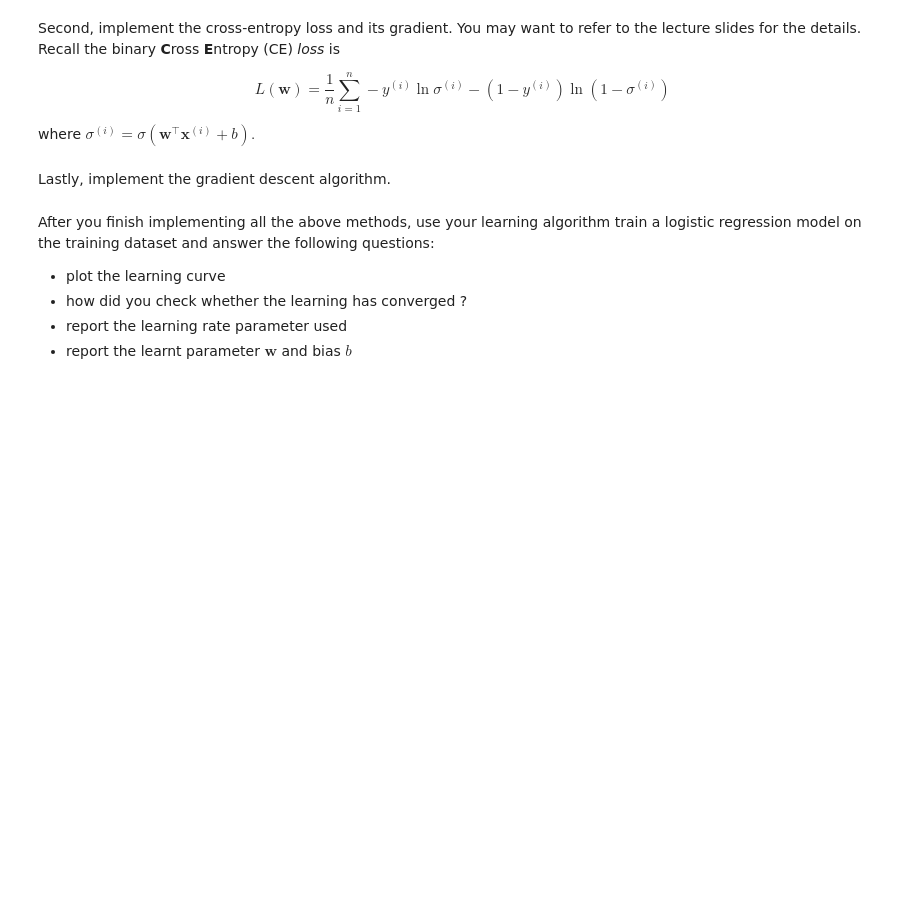
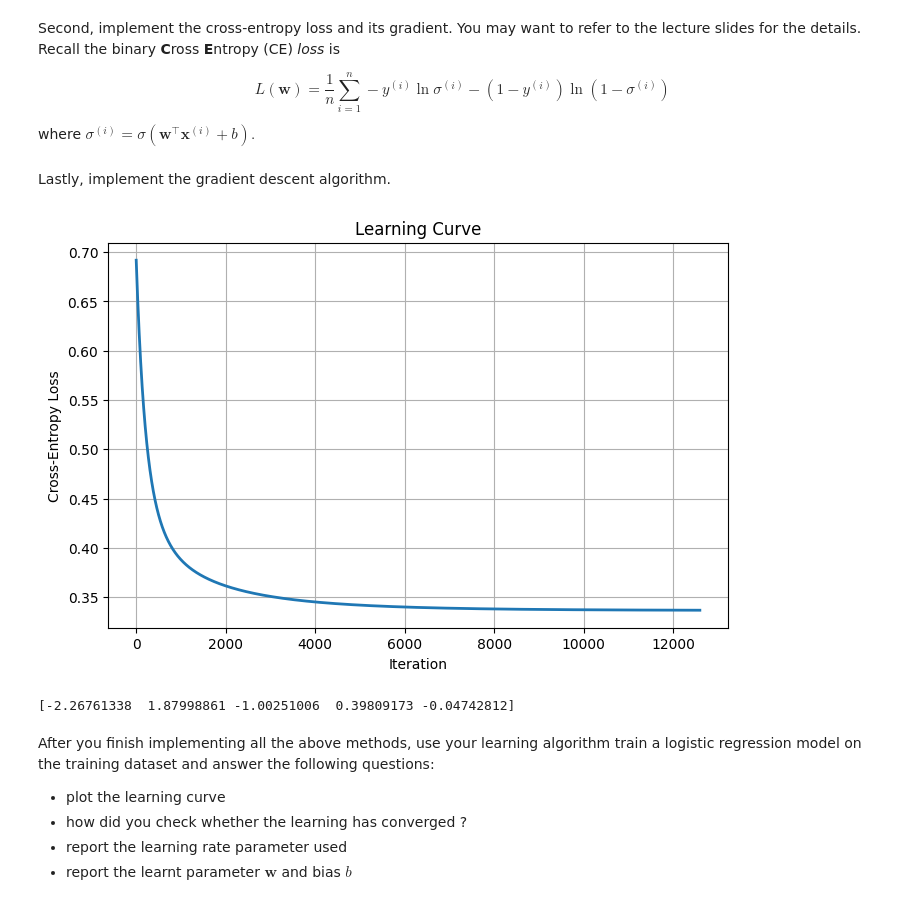
Before and after one commit to sachin-sadhu/ml_p1, a Jupyter notebook: P1.ipynb, the cells around one changed output. Saved outputs shown, nothing was run; the diff lists cells and outputs as text; code cells hidden in the pictures; blank space fills up the shorter version.

```diff
--- a/P1.ipynb
+++ b/P1.ipynb
@@ -75,7 +65,8 @@ $$\sigma(z) = \frac{1}{1+e^{-z}}$$
 # %%
 def sigmoid(z):
     # hint: use np.exp(-z)
-    return
+    sigmoid_output = 1.0 / (1 + np.exp(-z))
+    return sigmoid_output
 # %% [markdown]
 Second, implement the cross-entropy loss and its gradient. You may want to refer to the lecture slides for the details. Recall the binary **C**ross **E**ntropy (CE) _loss_ is
 
@@ -87,21 +78,56 @@ $$
 where $\sigma^{(i)} =\sigma(\mathbf{w}^\top\mathbf{x}^{(i)} + b).$
 # %%
 def cross_entropy_loss(w, X, y):
-    return 0
+    #z = w.T @ X
+    z = X @ w
+    sigmoid_outputs = sigmoid(z)
+    mean = np.mean(-(y * np.log(sigmoid_outputs)) - (1-y) * (np.log(1-sigmoid_outputs)))
+    return mean
 # %%
 def gradient_ce_loss(w, X, y):
-    return np.zeros(w)
+    z = X @ w
+    y_hat = sigmoid(z)
+    gradient = X.T @ (y - y_hat)
+    return -gradient / len(y)
 # %% [markdown]
 Lastly, implement the gradient descent algorithm.
 # %%
-def logistic_regression_train(X, y, gamma, tol= 1e-4, maxIters= 100):
+def logistic_regression_train(X, y, gamma, tol= 1e-7, maxIters=100000):
     n, d = X.shape
     # initialise w0
     w0 = np.zeros(d)
+    previous_loss = float('inf')
     losses = []
     # loop until converge
+    current_iter = 0
+    while current_iter < maxIters:
+        # Update weights
+        w0 = w0 - gamma * gradient_ce_loss(w0, X, y)
+        current_loss = cross_entropy_loss(w0, X, y)
+        # Converged
+        if abs(current_loss - previous_loss) <= tol:
+            losses.append(current_loss)
+            break
 
-    return w0
+        losses.append(current_loss)
+        previous_loss = current_loss
+        current_iter += 1
+
+
+    return w0, losses
+
+weights, losses = logistic_regression_train(d1_xtrain_dummy, d1_ytrain, 0.01)
+plt.figure(figsize=(8, 5))
+plt.plot(losses, linewidth=2)
+plt.xlabel('Iteration')
+plt.ylabel('Cross-Entropy Loss')
+plt.title('Learning Curve')
+plt.grid(True)
+plt.show()
+print(weights)
+# %% [output]
+[figure, added]
+[-2.26761338  1.87998861 -1.00251006  0.39809173 -0.04742812]
 # %% [markdown]
 After you finish implementing all the above methods, use your learning algorithm train a logistic regression model on the training dataset and answer the following questions:
 
```
Also changed, not shown: parts of 4 cells of this notebook.
